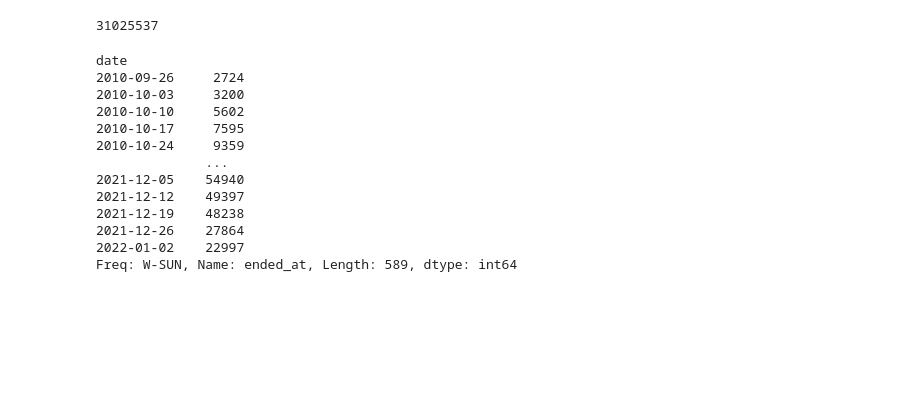
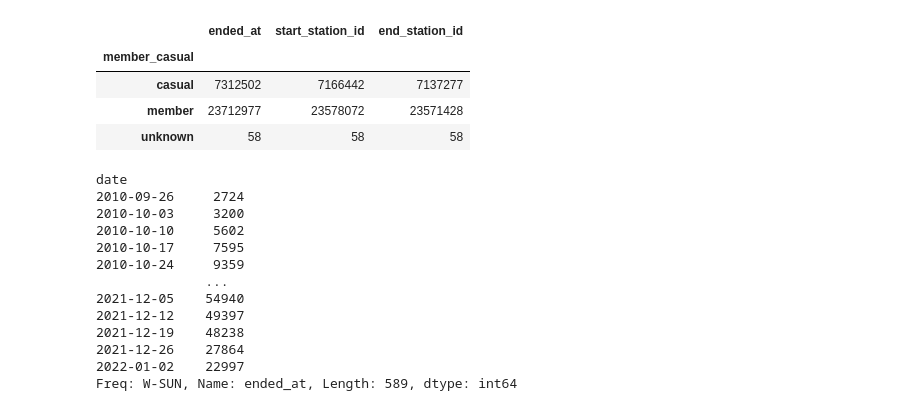
Before and after one commit to mlinds/cabi-data, a Jupyter notebook: notebooks/timeseries.ipynb, the cells around one changed output. Cells and saved outputs as stored; diff of their text form; code cells hidden in the pictures; blank space fills up the shorter version.

```diff
--- a/notebooks/timeseries.ipynb
+++ b/notebooks/timeseries.ipynb
@@ -5,9 +6,13 @@ timeseries = pd.read_parquet('../data/interim/comb_trips.gzip').set_index('start
 timeseries.index.name='date'
 weekly = timeseries.resample('1W').count().ended_at
 # %%
-timeseries.groupby('member_casual').count().ended_at.sum()
+timeseries.groupby("member_casual").count()
 # %% [output]
-31025537
+|  | ended_at | start_station_id | end_station_id |
+| member_casual |  |  |  |
+| casual | 7312502 | 7166442 | 7137277 |
+| member | 23712977 | 23578072 | 23571428 |
+| unknown | 58 | 58 | 58 |
 # %%
 membertrips_week = timeseries[timeseries.member_casual == 'member'].resample('1W').count().ended_at
 casualtrips_week = timeseries[timeseries.member_casual == 'casual'].resample('1W').count().ended_at
```
Also changed, not shown: parts of 4 cells of this notebook.
